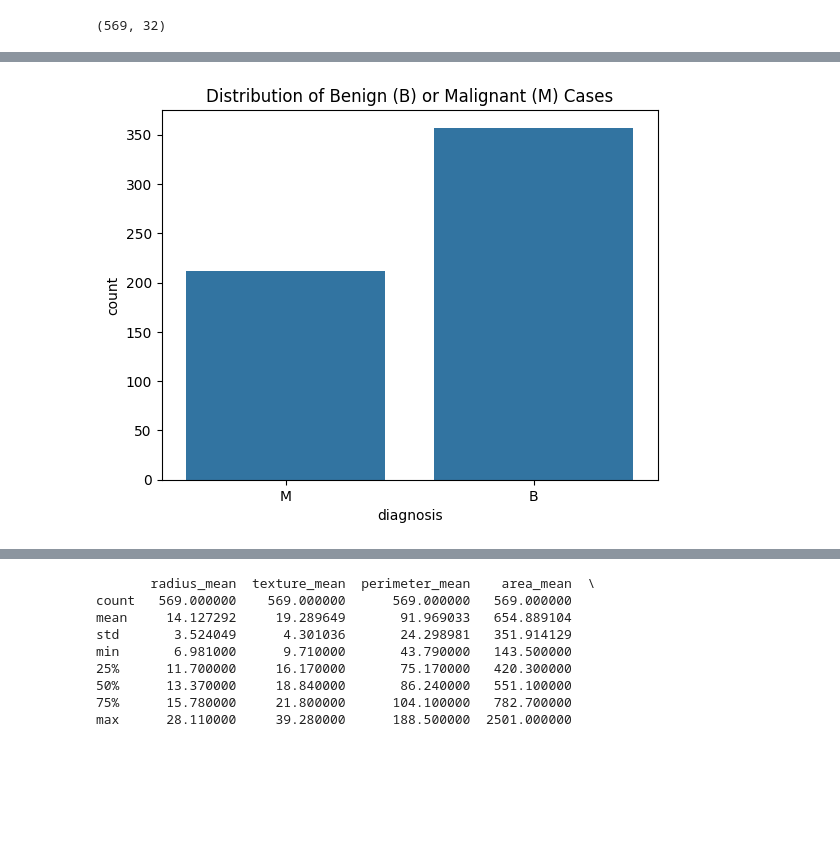
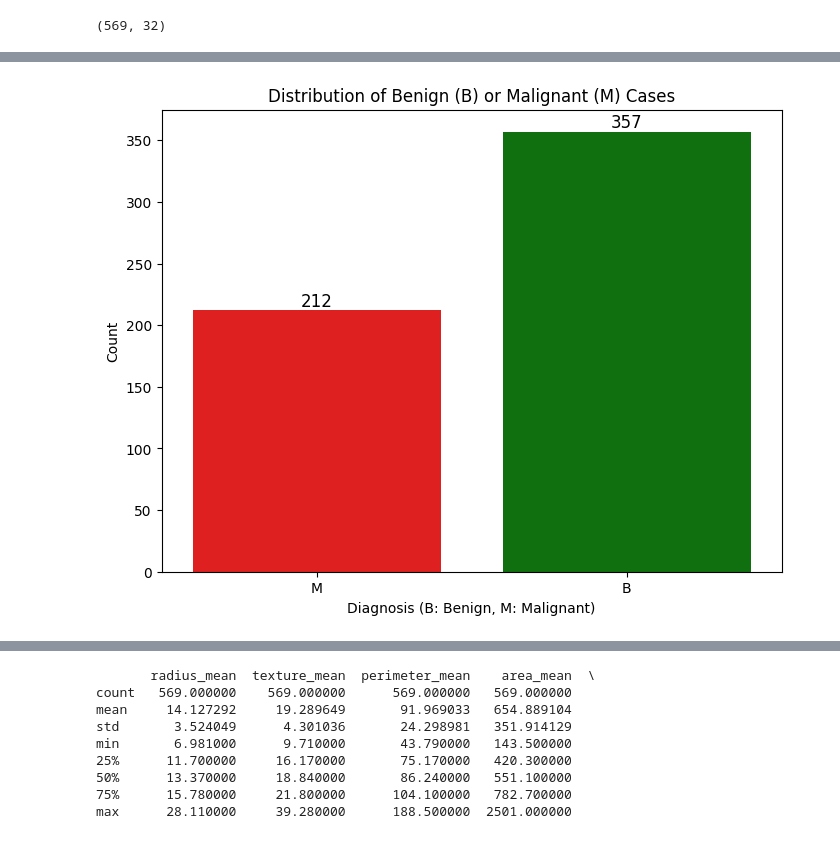
Before and after one commit to omaralfaqih6/breast_cancer_wisconsin, a Jupyter notebook: data_prep_mod_setup.ipynb, the cells around one changed output, grey strips where cells are left out. Saved outputs shown, nothing was run; the diff lists cells and outputs as text; code cells hidden in the pictures; blank space fills up the shorter version.

```diff
--- a/data_prep_mod_setup.ipynb
+++ b/data_prep_mod_setup.ipynb
@@ -39,17 +45,19 @@ len(vname)
 # %% [output]
 32
 # %%
-## assign the variable names to the dataframe
+# Assign the variable names to the dataframe
+# This step is crucial for making the dataset more interpretable
+data.columns = vname
 
-data.columns = ['id', 'diagnosis', 'radius_mean', 'texture_mean', 'perimeter_mean',
-       'area_mean', 'smoothness_mean', 'compactness_mean', 'concavity_mean',
-       'concave points_mean', 'symmetry_mean', 'fractal_dimension_mean',
-       'radius_se', 'texture_se', 'perimeter_se', 'area_se', 'smoothness_se',
-       'compactness_se', 'concavity_se', 'concave points_se', 'symmetry_se',
-       'fractal_dimension_se', 'radius_worst', 'texture_worst',
-       'perimeter_worst', 'area_worst', 'smoothness_worst',
-       'compactness_worst', 'concavity_worst', 'concave points_worst',
-       'symmetry_worst', 'fractal_dimension_worst']
+# data.columns = ['id', 'diagnosis', 'radius_mean', 'texture_mean', 'perimeter_mean',
+#        'area_mean', 'smoothness_mean', 'compactness_mean', 'concavity_mean',
+#        'concave points_mean', 'symmetry_mean', 'fractal_dimension_mean',
+#        'radius_se', 'texture_se', 'perimeter_se', 'area_se', 'smoothness_se',
+#        'compactness_se', 'concavity_se', 'concave points_se', 'symmetry_se',
+#        'fractal_dimension_se', 'radius_worst', 'texture_worst',
+#        'perimeter_worst', 'area_worst', 'smoothness_worst',
+#        'compactness_worst', 'concavity_worst', 'concave points_worst',
+#        'symmetry_worst', 'fractal_dimension_worst']
 
 data.shape
 # %% [output]
@@ -77,12 +89,27 @@ Data columns (total 32 columns):
 
 [2 rows x 32 columns]
 # %%
-## count the number of benign and malignant cases
-# print(data['diagnosis'].value_counts())
+# Display the count of cases identified as benign or malignant based on the 'diagnosis' column
+# This is a crucial step in understanding the distribution of cases in the dataset
+# We use seaborn's countplot to visualize the distribution. We also define a custom color palette for better visualization.
 
-sns.countplot(x='diagnosis', data=data)
+# Create the countplot
+plt.figure(figsize=(8, 6))
+# Define a custom color palette for the diagnosis categories
+# 'B' (Benign) is represented in green and 'M' (Malignant) in red
+custom_palette = {'B': 'green', 'M': 'red'}
+sns.countplot(x='diagnosis', data=data, hue='diagnosis', palette=custom_palette)
+
+# Add count labels on top of the bars
+for p in plt.gca().patches:
+    plt.text(p.get_x() + p.get_width() / 2., p.get_height(), int(p.get_height()),
+             ha='center', va='bottom', fontsize=12, color='black')
+
+# Set the labels and title for the plot
+plt.xlabel('Diagnosis (B: Benign, M: Malignant)')
+plt.ylabel('Count')
 plt.title('Distribution of Benign (B) or Malignant (M) Cases')
 plt.show()
 # %% [output]
-[figure, old version]
+[figure, new version]
 # %%
```
Also changed, not shown: parts of 8 cells of this notebook, 2 other files.
